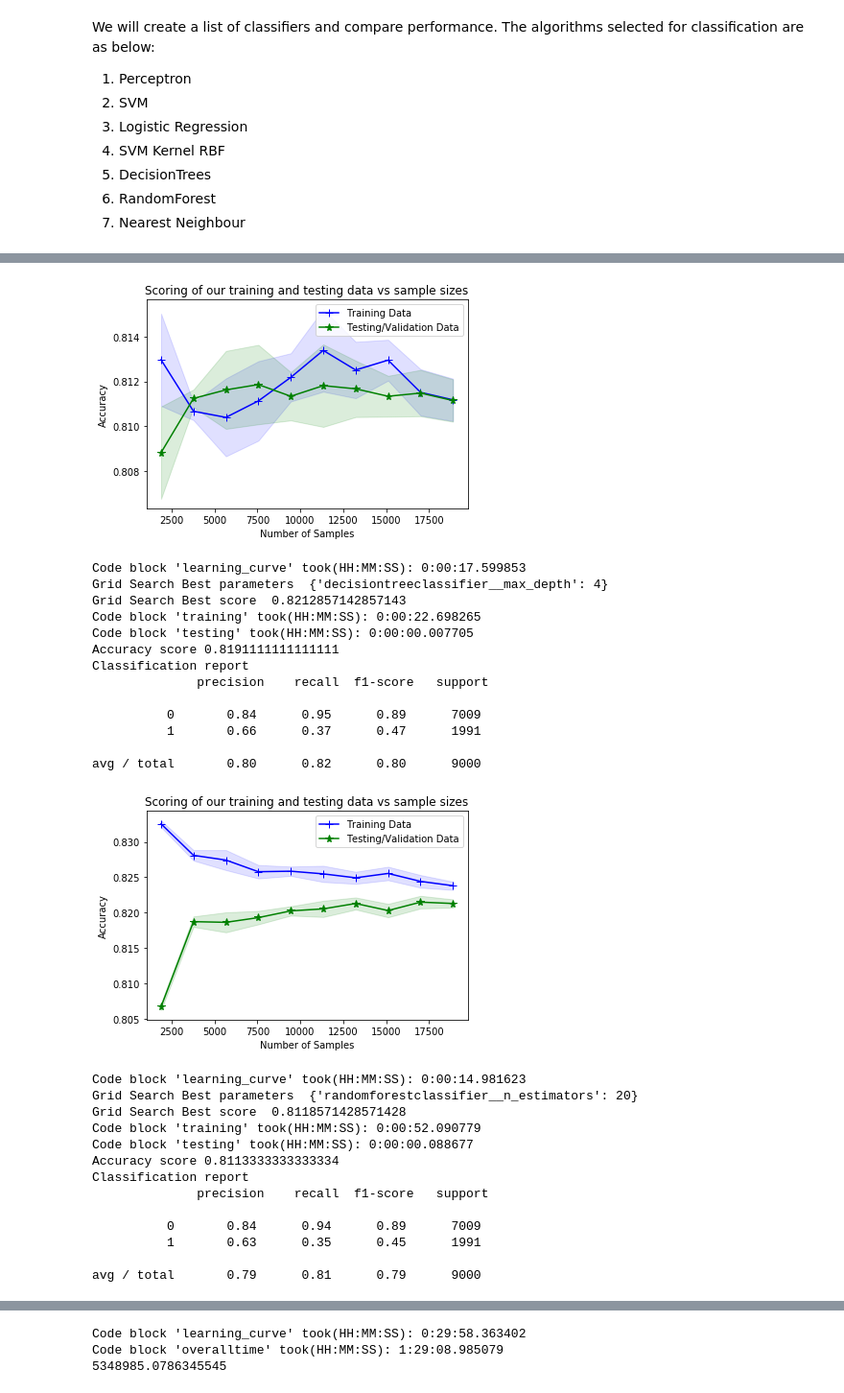
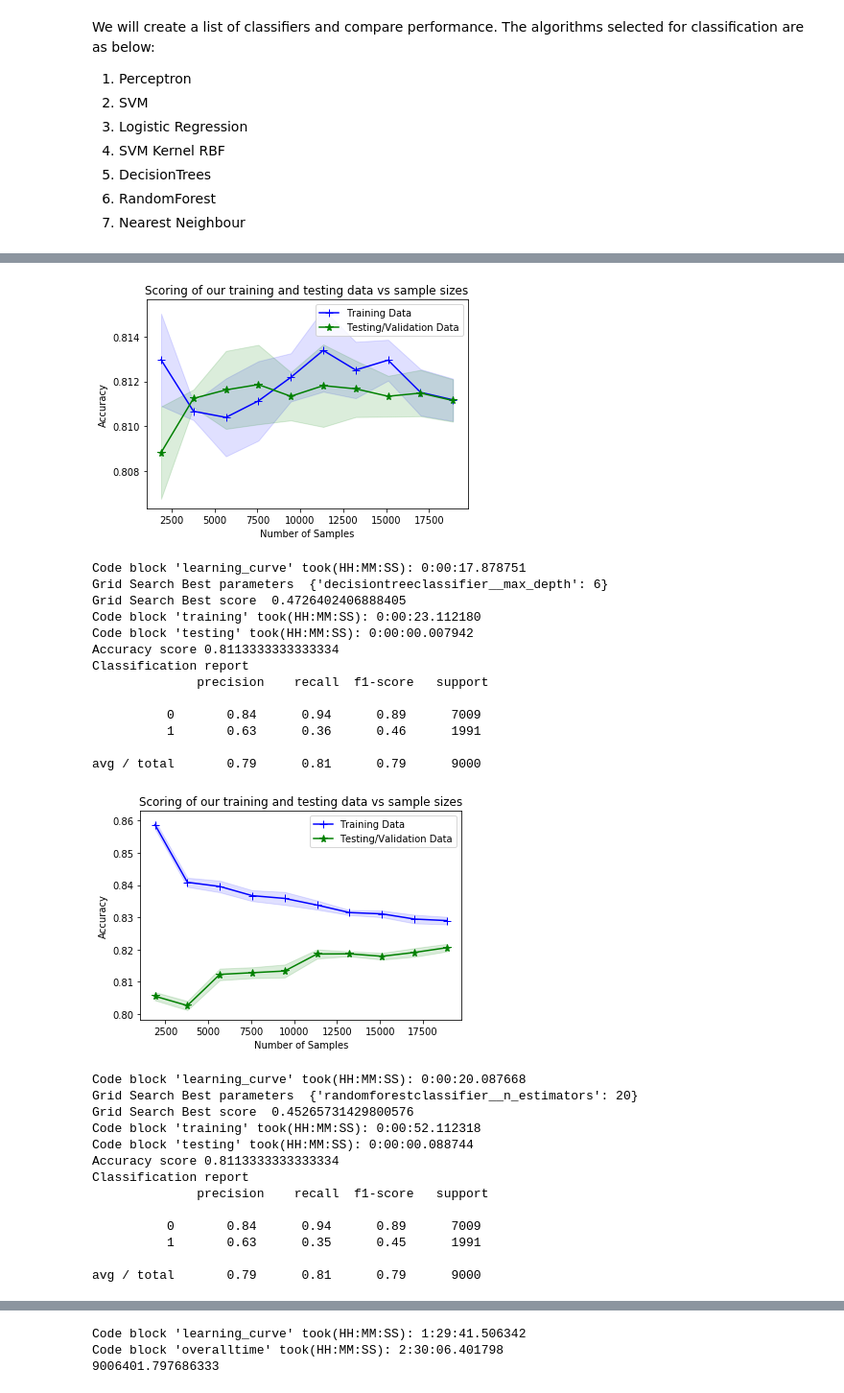
Before and after one commit to in-tandem/real-world-use-cases, a Jupyter notebook: supervised/classification/uci-credit-default/uci_credit_default_data_set_analysis.ipynb, the cells around one changed output, grey strips where cells are left out. Shown at 96% size. Cells and saved outputs as stored; diff of their text form; code cells hidden in the pictures.

Commit message:
added notes and used f1 score to account for unblanced classes

```diff
--- a/supervised/classification/uci-credit-default/uci_credit_default_data_set_analysis.ipynb
+++ b/supervised/classification/uci-credit-default/uci_credit_default_data_set_analysis.ipynb
@@ -130,5 +225,11 @@ label counts in y test [7009 1991]
 # %%
 class CodeTimer:
+
+    """
+        Utility custom contextual class for calculating the time
+        taken for a certain code block to execute
+
+    """
     def __init__(self, name=None):
         self.name = " '"  + name + "'" if name else ''
 
@@ -303,7 +404,7 @@ with timer:
                 (model_name, model)
         ])
 
-        result = runGridSearchAndPredict(pipeline, _x_train, _y_train, _x_test, _y_test, model_param_grid )
+        result = runGridSearchAndPredict(pipeline, _x_train, _y_train, _x_test, _y_test, model_param_grid , score = 'f1')
 
         _y_prediction = result['_y_prediction']
 
@@ -341,31 +442,31 @@ Code block 'testing' took(HH:MM:SS): 0:00:00.006356
 Accuracy score 0.811
 Classification report
               precision    recall  f1-score   support
 
           0       0.82      0.97      0.89      7009
           1       0.71      0.25      0.37      1991
 
 avg / total       0.80      0.81      0.77      9000
 [figure]
-Code block 'learning_curve' took(HH:MM:SS): 0:00:17.599853
-Grid Search Best parameters  {'decisiontreeclassifier__max_depth': 4}
-Grid Search Best score  0.8212857142857143
-Code block 'training' took(HH:MM:SS): 0:00:22.698265
-Code block 'testing' took(HH:MM:SS): 0:00:00.007705
-Accuracy score 0.8191111111111111
+Code block 'learning_curve' took(HH:MM:SS): 0:00:17.878751
+Grid Search Best parameters  {'decisiontreeclassifier__max_depth': 6}
+Grid Search Best score  0.4726402406888405
+Code block 'training' took(HH:MM:SS): 0:00:23.112180
+Code block 'testing' took(HH:MM:SS): 0:00:00.007942
+Accuracy score 0.8113333333333334
 Classification report
               precision    recall  f1-score   support
 
-          0       0.84      0.95      0.89      7009
-          1       0.66      0.37      0.47      1991
+          0       0.84      0.94      0.89      7009
+          1       0.63      0.36      0.46      1991
 
-avg / total       0.80      0.82      0.80      9000
+avg / total       0.79      0.81      0.79      9000
-[figure, old version]
+[figure, new version]
-Code block 'learning_curve' took(HH:MM:SS): 0:00:14.981623
+Code block 'learning_curve' took(HH:MM:SS): 0:00:20.087668
 Grid Search Best parameters  {'randomforestclassifier__n_estimators': 20}
-Grid Search Best score  0.8118571428571428
-Code block 'training' took(HH:MM:SS): 0:00:52.090779
-Code block 'testing' took(HH:MM:SS): 0:00:00.088677
+Grid Search Best score  0.45265731429800576
+Code block 'training' took(HH:MM:SS): 0:00:52.112318
+Code block 'testing' took(HH:MM:SS): 0:00:00.088744
 Accuracy score 0.8113333333333334
 Classification report
               precision    recall  f1-score   support
@@ -403,9 +504,9 @@ Classification report
 
 avg / total       0.80      0.82      0.79      9000
 [figure]
-Code block 'learning_curve' took(HH:MM:SS): 0:29:58.363402
-Code block 'overalltime' took(HH:MM:SS): 1:29:08.985079
-5348985.0786345545
+Code block 'learning_curve' took(HH:MM:SS): 1:29:41.506342
+Code block 'overalltime' took(HH:MM:SS): 2:30:06.401798
+9006401.797686333
 # %%
 
 
```
Also changed, not shown: parts of 13 cells of this notebook.
